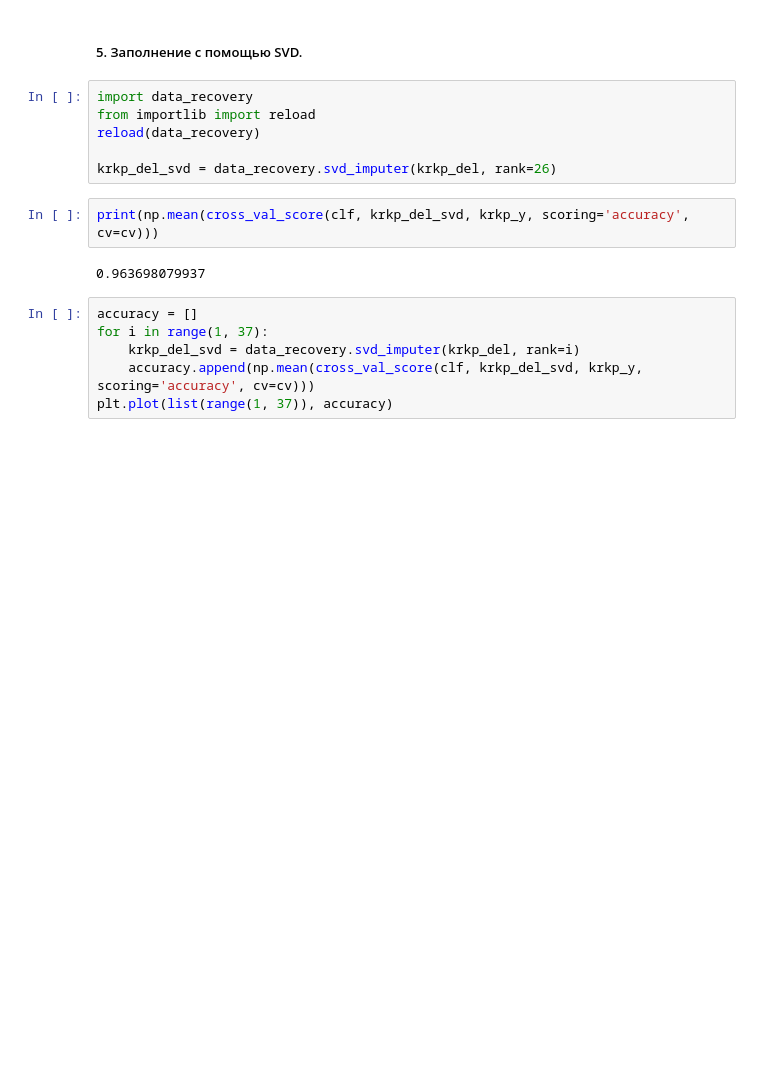
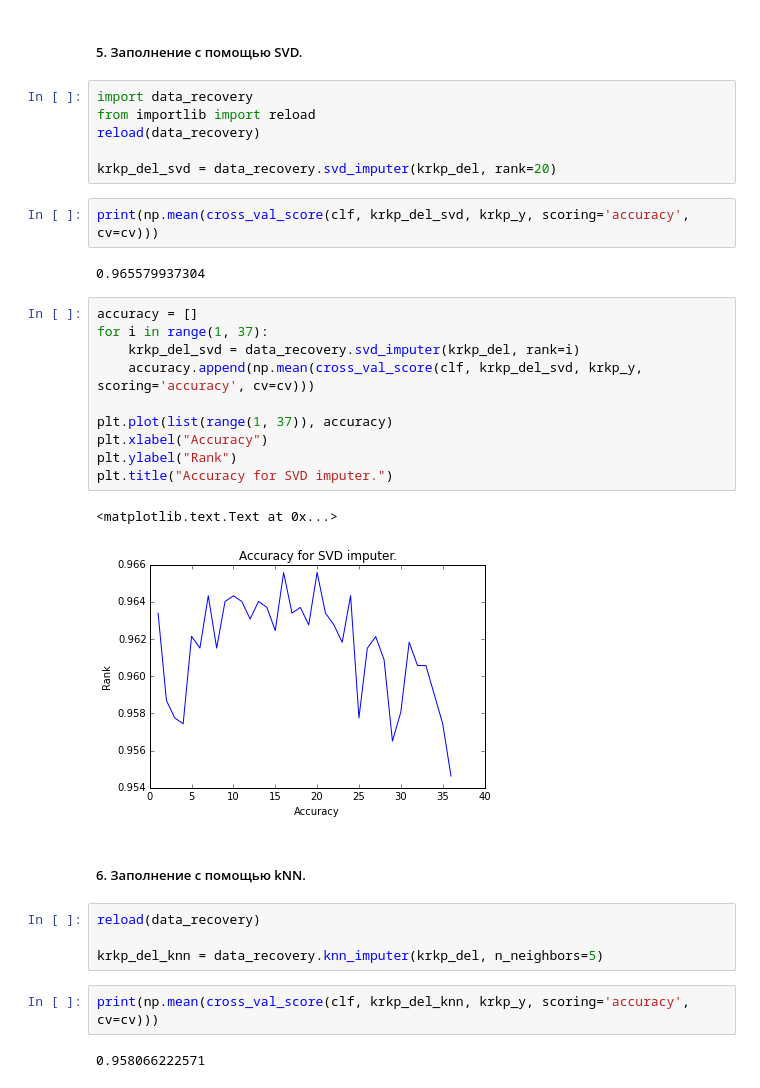
Before and after one commit to emilkayumov/missing-value, a Jupyter notebook: experiment.ipynb, the cells around one changed output. Drawn from its saved outputs; the diff is of its cells as text; blank space fills up the shorter version.

```diff
--- a/experiment.ipynb
+++ b/experiment.ipynb
@@ -145,14 +146,31 @@ import data_recovery
 from importlib import reload
 reload(data_recovery)
 
-krkp_del_svd = data_recovery.svd_imputer(krkp_del, rank=26)
+krkp_del_svd = data_recovery.svd_imputer(krkp_del, rank=20)
 # %%
 print(np.mean(cross_val_score(clf, krkp_del_svd, krkp_y, scoring='accuracy', cv=cv)))
 # %% [output]
-0.963698079937
+0.965579937304
 # %%
 accuracy = []
 for i in range(1, 37):
     krkp_del_svd = data_recovery.svd_imputer(krkp_del, rank=i)
     accuracy.append(np.mean(cross_val_score(clf, krkp_del_svd, krkp_y, scoring='accuracy', cv=cv)))
+
 plt.plot(list(range(1, 37)), accuracy)
+plt.xlabel("Accuracy")
+plt.ylabel("Rank")
+plt.title("Accuracy for SVD imputer.")
+# %% [output]
+<matplotlib.text.Text at 0x...>
+[figure, added]
+# %% [markdown]
+##### 6. Заполнение с помощью kNN.
+# %%
+reload(data_recovery)
+
+krkp_del_knn = data_recovery.knn_imputer(krkp_del, n_neighbors=5)
+# %%
+print(np.mean(cross_val_score(clf, krkp_del_knn, krkp_y, scoring='accuracy', cv=cv)))
+# %% [output]
+0.958066222571
```
Also changed, not shown: parts of 9 cells of this notebook, 1 other file.
